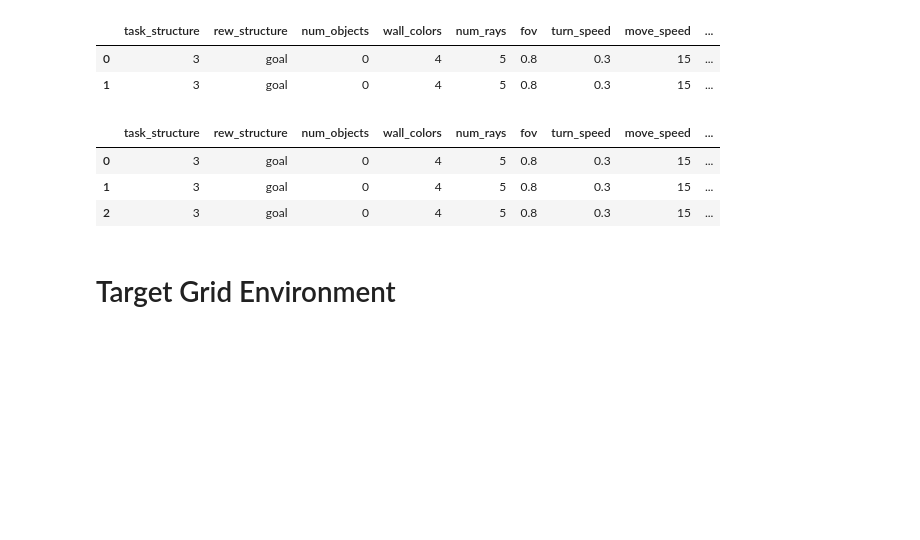
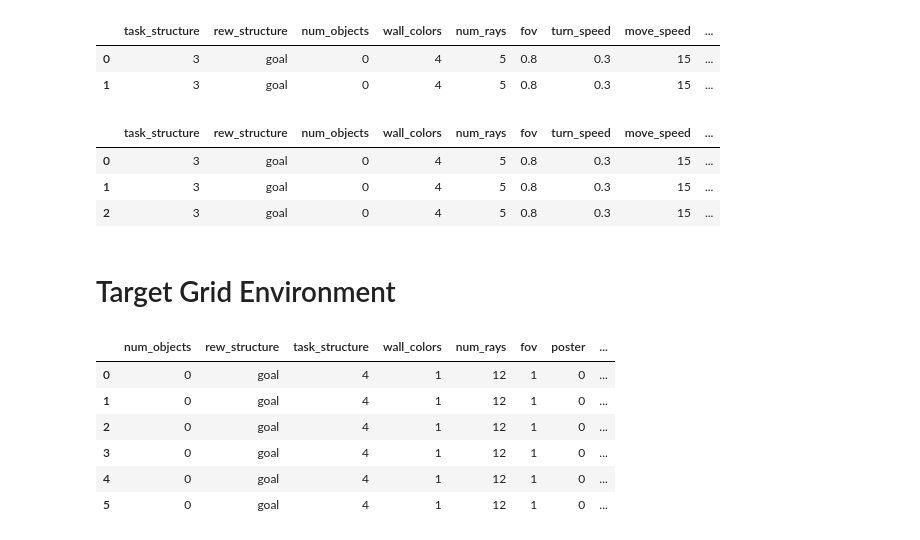
Before and after one commit to liuandrew/training-rl-algo, a Jupyter notebook: write_and_test/write_experiments.ipynb, the cells around one changed output. Drawn from its saved outputs; the diff is of its cells as text; code cells hidden in the pictures; blank space fills up the shorter version.

```diff
--- a/write_and_test/write_experiments.ipynb
+++ b/write_and_test/write_experiments.ipynb
@@ -2881,36 +2881,44 @@ num_trials = 1
 rows = []
 for width in network_widths:
     for i in range(num_trials):
-        exp_name = f'nav_pproxim_width{width}batch200_t{i}'
+        exp_name = f'nav_gridloc_width{width}batch200_t{i}'
 
         env_kwargs = {'num_objects': 0, 'rew_structure': 'goal',
                       'task_structure': 4, 'wall_colors': 1, 'num_rays': 12, 'fov': 1,
                       'poster': 0, #proximal
                       'character_reset_pos': 1}
         row = env_kwargs.copy()
         row['name'] = exp_name
         row['layer_width'] = width
 
         rows.append(row)
         config = {
             'wandb_project_name': 'Nav_Shared_Layers',
             'exp_name': exp_name,
             'save_name': exp_name,
             'num_env_steps': 10000000,
             'env_name': 'NavEnv-v0',
             'algo': 'ppo',
             'num_mini_batch': 16,
             'num_processes': 96,
             'num_steps': 200,
             'checkpoint_interval': 10,
             'recurrent': True,
             'seed': i,
             'no_cuda': True,
             'env_kwargs': env_kwargs,
             'nn_base': 'FlexBase',
             'nn_base_kwargs': {'hidden_size': width}
         }
 
         pickle.dump(config, open('../experiment_configs/' + exp_name, 'wb'))
 
 pd.DataFrame(rows)
+# %% [output]
+|  | num_objects | rew_structure | task_structure | wall_colors | num_rays | fov | poster | ... |
+| 0 | 0 | goal | 4 | 1 | 12 | 1 | 0 | ... |
+| 1 | 0 | goal | 4 | 1 | 12 | 1 | 0 | ... |
+| 2 | 0 | goal | 4 | 1 | 12 | 1 | 0 | ... |
+| 3 | 0 | goal | 4 | 1 | 12 | 1 | 0 | ... |
+| 4 | 0 | goal | 4 | 1 | 12 | 1 | 0 | ... |
+| 5 | 0 | goal | 4 | 1 | 12 | 1 | 0 | ... |
```
Also changed, not shown: parts of 1 cell of this notebook, 3 other files.
